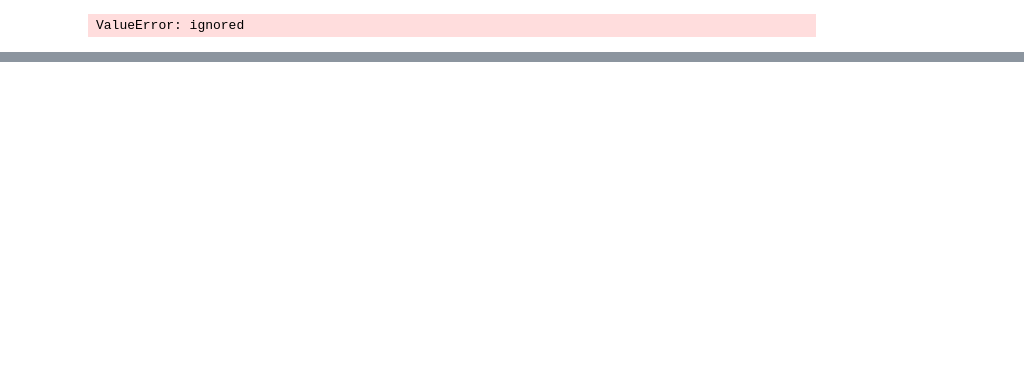
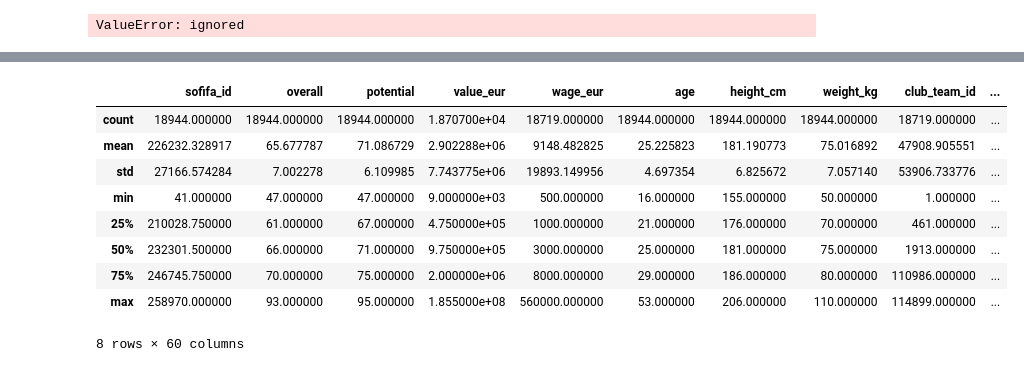
Before and after one commit to Si-kaR/Ai_Space, a Jupyter notebook: sports_prediction.ipynb, the cells around one changed output, grey strips where cells are left out. Saved outputs shown, nothing was run; the diff lists cells and outputs as text; code cells hidden in the pictures; blank space fills up the shorter version.

```diff
--- a/sports_prediction.ipynb
+++ b/sports_prediction.ipynb
@@ -299,0 +328,14 @@ ValueError: ignored
+# %%
+#     Check the summary statistics
+players_21_df.describe()
+# %% [output]
+|  | sofifa_id | overall | potential | value_eur | wage_eur | age | height_cm | weight_kg | club_team_id | ... |
+| count | 18944.000000 | 18944.000000 | 18944.000000 | 1.870700e+04 | 18719.000000 | 18944.000000 | 18944.000000 | 18944.000000 | 18719.000000 | ... |
+| mean | 226232.328917 | 65.677787 | 71.086729 | 2.902288e+06 | 9148.482825 | 25.225823 | 181.190773 | 75.016892 | 47908.905551 | ... |
+| std | 27166.574284 | 7.002278 | 6.109985 | 7.743775e+06 | 19893.149956 | 4.697354 | 6.825672 | 7.057140 | 53906.733776 | ... |
+| min | 41.000000 | 47.000000 | 47.000000 | 9.000000e+03 | 500.000000 | 16.000000 | 155.000000 | 50.000000 | 1.000000 | ... |
+| 25% | 210028.750000 | 61.000000 | 67.000000 | 4.750000e+05 | 1000.000000 | 21.000000 | 176.000000 | 70.000000 | 461.000000 | ... |
+| 50% | 232301.500000 | 66.000000 | 71.000000 | 9.750000e+05 | 3000.000000 | 25.000000 | 181.000000 | 75.000000 | 1913.000000 | ... |
+| 75% | 246745.750000 | 70.000000 | 75.000000 | 2.000000e+06 | 8000.000000 | 29.000000 | 186.000000 | 80.000000 | 110986.000000 | ... |
+| max | 258970.000000 | 93.000000 | 95.000000 | 1.855000e+08 | 560000.000000 | 53.000000 | 206.000000 | 110.000000 | 114899.000000 | ... |
+8 rows × 60 columns
```
Also changed, not shown: parts of 8 cells of this notebook.
